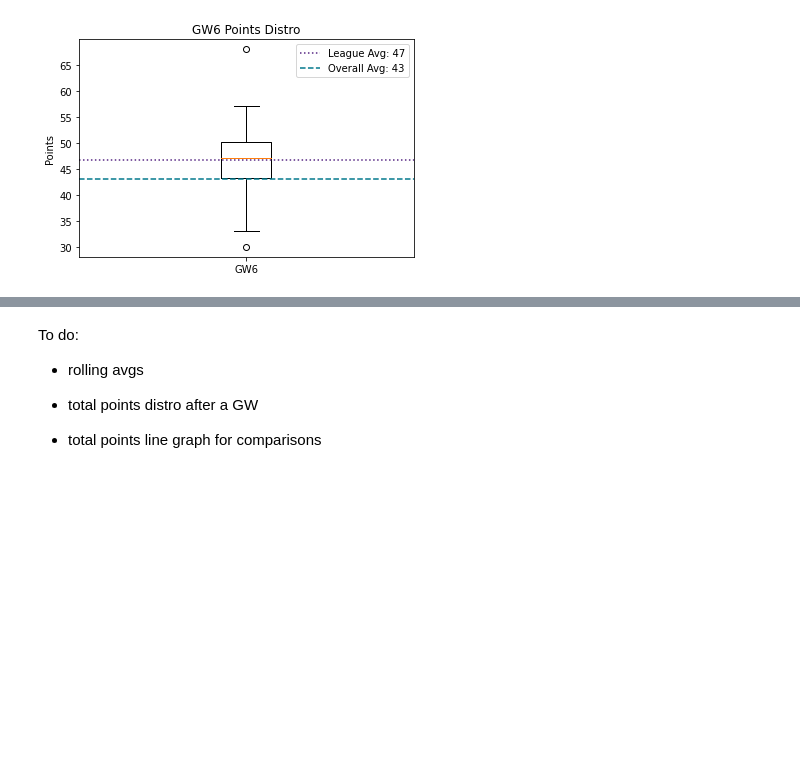
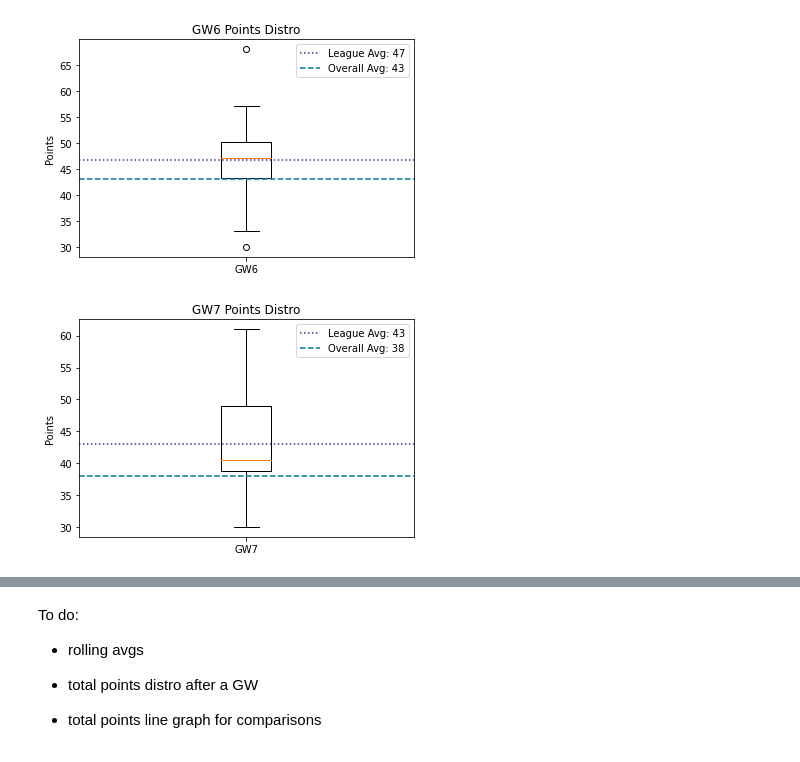
Before and after one commit to samar14641/fpl, a Jupyter notebook: vis.ipynb, the cells around one changed output, grey strips where cells are left out. Saved outputs shown, nothing was run; the diff lists cells and outputs as text; code cells hidden in the pictures; blank space fills up the shorter version.

```diff
--- a/vis.ipynb
+++ b/vis.ipynb
@@ -7,7 +7,7 @@ import pandas as pd
 overview = pd.read_csv(os.getcwd() + '/Data/overview.csv').set_index('entry')
 players = pd.read_csv(os.getcwd() + '/Data/player_data.csv').set_index('entry')
 # %%
-avgs = {1: 69, 2: 56, 3: 54, 4: 57, 5: 55, 6: 43}
+avgs = {1: 69, 2: 56, 3: 54, 4: 57, 5: 55, 6: 43, 7: 38}
 # %%
 players.join(overview).head()
 # %% [output]
@@ -53,6 +53,10 @@ gw_boxplots(overview['GW5'], avgs[5], 'GW5')
 gw_boxplots(overview['GW6'], avgs[6], 'GW6')
 # %% [output]
 [figure]
+# %%
+gw_boxplots(overview['GW7'], avgs[7], 'GW7')
+# %% [output]
+[figure, added]
 # %%
 def single_player(data, name, entry_name):
     plt.plot(data.index, data, color = '#552583')
```
Also changed, not shown: parts of 2 cells of this notebook, 3 other files.
